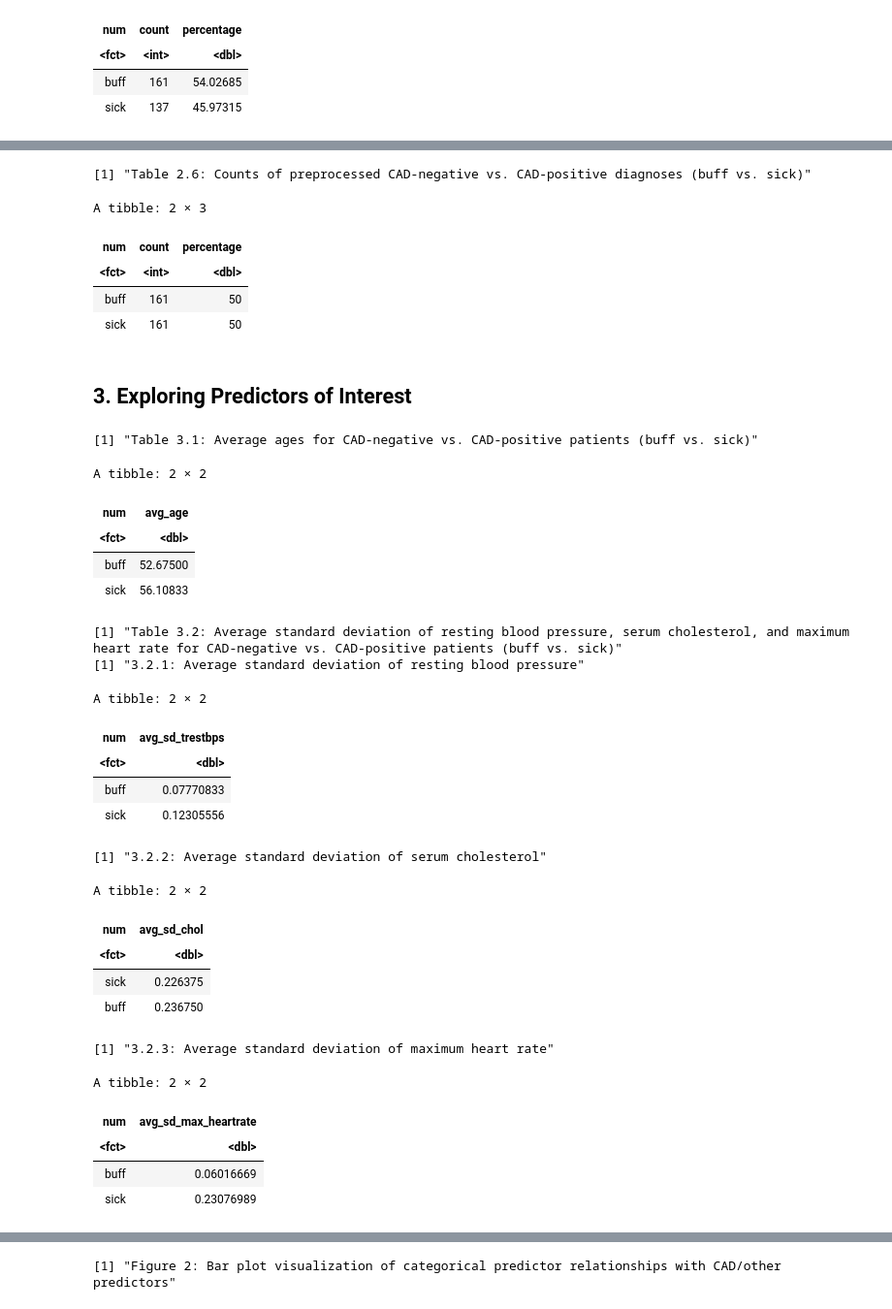
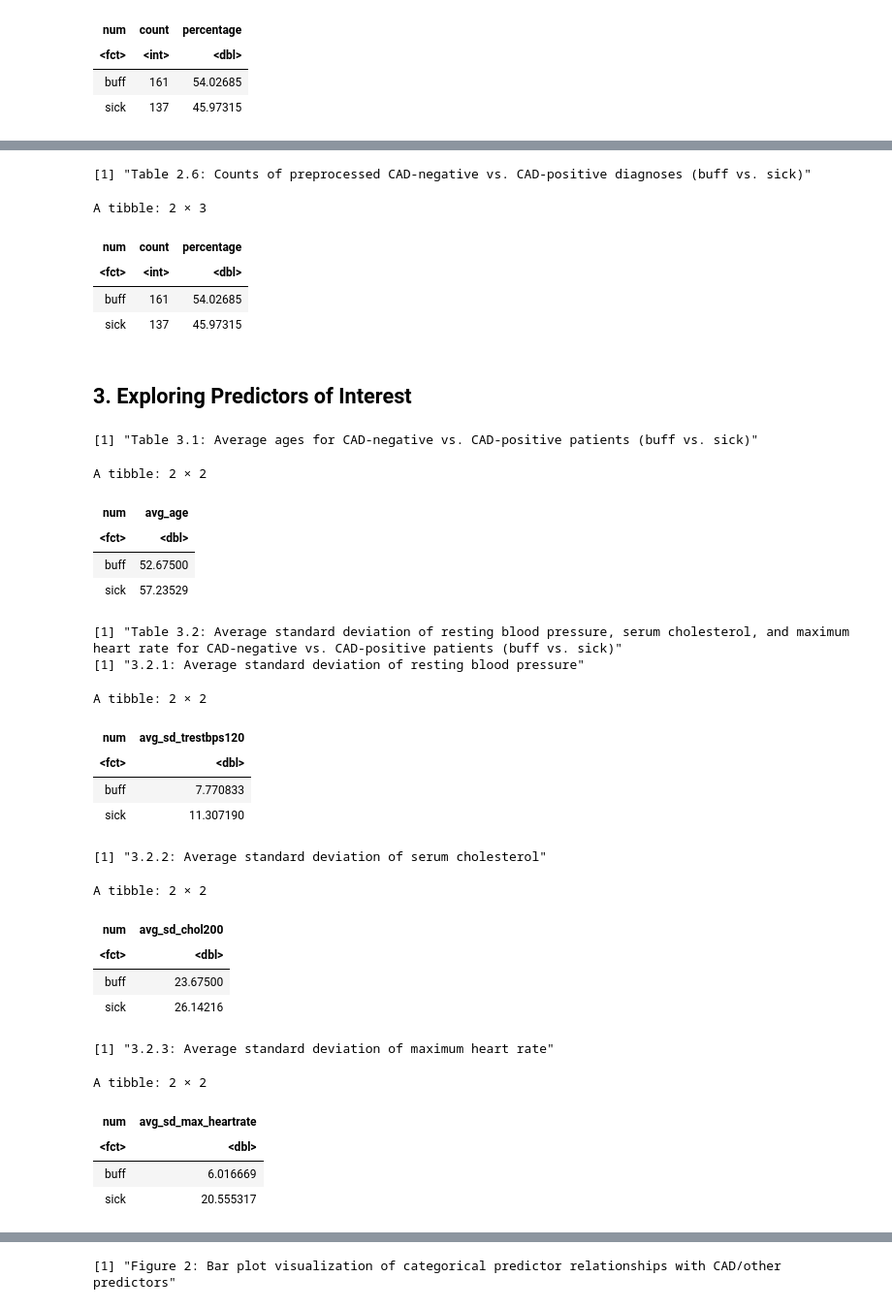
Before and after one commit to JennWan/Group_Project, a Jupyter notebook: newcleveland_2.ipynb, the cells around one changed output, grey strips where cells are left out. Shown at 97% size. Saved outputs shown, nothing was run; the diff lists cells and outputs as text; code cells hidden in the pictures.

```diff
--- a/newcleveland_2.ipynb
+++ b/newcleveland_2.ipynb
@@ -212,15 +222,16 @@ A tibble: 1 × 4
 # %%
-# standardization of numerical variables except age (trestbps, chol, thalach)
-# according to normal/healthy parameters (outlined above)
+# manual standardization of numerical variables except age (trestbps, chol, thalach)
+# according to "normal" parameters (outlined above)
 
 cleveland_thalach <- cleveland_tidy |>
                 mutate(norm_thalach = (220 - age))
 
 cleveland_tidier <- cleveland_thalach |>
-                mutate(sd_thalach = (norm_thalach - thalach)/thalach,
-                      sd_trestbps = (trestbps - 120)/120,
-                      sd_chol = (chol - 200)/200) |>
-                select(age, cp, sd_trestbps, sd_chol, fbs, sd_thalach, ca, num)
-print("Table 2.2: Standardization of resting blood pressure, serum cholesterol, and maximum heart rate")
+                mutate(sd_thalach = ((norm_thalach - thalach)/thalach)*100,
+                      sd_trestbps120 = ((trestbps - 120)/120)*100,
+                      sd_chol200 = ((chol - 200)/200)*100) |>
+                select(age, cp, sd_trestbps120, sd_chol200, fbs, sd_thalach, ca, num)
+
+print("Table 2.2: Standardization of resting blood pressure, serum cholesterol, and maximum heart rate (% deviation)")
 cleveland_tidier
 # %% [output]
@@ -308,9 +318,9 @@ set.seed(2000)
 
 # center, scaling and balancing the heart disease data
 cleve_recipe <- recipe(num ~ ., data = cleveland_tidier) |>
-    # step_scale(sd_trestbps, sd_chol, sd_thalach) |>
-    # step_center(sd_trestbps, sd_chol, sd_thalach) |>
-    step_upsample(num, over_ratio = 1, skip = FALSE) |>
+    # step_scale(sd_trestbps120, sd_chol200, sd_thalach) |>
+    # step_center(sd_trestbps120, sd_chol200, sd_thalach) |>
+    step_upsample(num, over_ratio = 1, skip = T) |>
     prep()
 
 preprocessed_cleve <- bake(cleve_recipe, cleveland_tidier)
@@ -345,8 +355,8 @@ num_obs <- nrow(preprocessed_cleve)
 A tibble: 2 × 3
 | num | count | percentage |
 | <fct> | <int> | <dbl> |
-| buff | 161 | 50 |
-| sick | 161 | 50 |
+| buff | 161 | 54.02685 |
+| sick | 137 | 45.97315 |
 # %%
 # create the TRAIN SET and TEST SET
 set.seed(2000)
@@ -371,59 +381,59 @@ A tibble: 2 × 2
 | num | avg_age |
 | <fct> | <dbl> |
 | buff | 52.67500 |
-| sick | 56.10833 |
+| sick | 57.23529 |
 # %%
 # comparing average standard deviation of resting blood pressure, cholesterol, and
 # maximum heart rate for CAD-negative vs. CAD-positive patients (buff vs. sick)
 
-# exploring standardized resting blood pressure (sd_trestbps)
+# exploring standardized resting blood pressure (sd_trestbps120)
 exploration_tbl2 <- cleveland_train |>
     group_by(num) |>
-    summarize(avg_sd_trestbps = mean(sd_trestbps)) |>
-    arrange(avg_sd_trestbps)
+    summarize(avg_sd_trestbps120 = mean(sd_trestbps120)) |>
+    arrange(avg_sd_trestbps120)
 
 print("Table 3.2: Average standard deviation of resting blood pressure, serum cholesterol, and maximum heart rate for CAD-negative vs. CAD-positive patients (buff vs. sick)")
 
 print("3.2.1: Average standard deviation of resting blood pressure")
 exploration_tbl2
 
-# exploring standardized cholesterol (sd_chol)
+# exploring standardized cholesterol (sd_chol200)
 exploration_tbl3 <- cleveland_train |>
     group_by(num) |>
-    summarize(avg_sd_chol = mean(sd_chol)) |>
-    arrange(avg_sd_chol)
+    summarize(avg_sd_chol200 = mean(sd_chol200)) |>
+    arrange(avg_sd_chol200)
 
 print("3.2.2: Average standard deviation of serum cholesterol")
 exploration_tbl3
 
 # exploring standardized observed maximum heart rate (sd_thalach)
 exploration_tbl4 <- cleveland_train |>
     group_by(num) |>
     summarize(avg_sd_max_heartrate = mean(sd_thalach)) |>
     arrange(avg_sd_max_heartrate)
 
 print("3.2.3: Average standard deviation of maximum heart rate")
 exploration_tbl4
 # %% [output]
 [1] "Table 3.2: Average standard deviation of resting blood pressure, serum cholesterol, and maximum heart rate for CAD-negative vs. CAD-positive patients (buff vs. sick)"
 [1] "3.2.1: Average standard deviation of resting blood pressure"
 A tibble: 2 × 2
-| num | avg_sd_trestbps |
+| num | avg_sd_trestbps120 |
 | <fct> | <dbl> |
-| buff | 0.07770833 |
-| sick | 0.12305556 |
+| buff | 7.770833 |
+| sick | 11.307190 |
 [1] "3.2.2: Average standard deviation of serum cholesterol"
 A tibble: 2 × 2
-| num | avg_sd_chol |
+| num | avg_sd_chol200 |
 | <fct> | <dbl> |
-| sick | 0.226375 |
-| buff | 0.236750 |
+| buff | 23.67500 |
+| sick | 26.14216 |
 [1] "3.2.3: Average standard deviation of maximum heart rate"
 A tibble: 2 × 2
 | num | avg_sd_max_heartrate |
 | <fct> | <dbl> |
-| buff | 0.06016669 |
-| sick | 0.23076989 |
+| buff | 6.016669 |
+| sick | 20.555317 |
 # %%
 # comparing the counts for types of chest pain, fasting blood sugar (>/< 120 mg/dL) and
 # number of major vessels with blockage found for CAD-negative vs. CAD-positive
```
Also changed, not shown: parts of 20 cells of this notebook.
